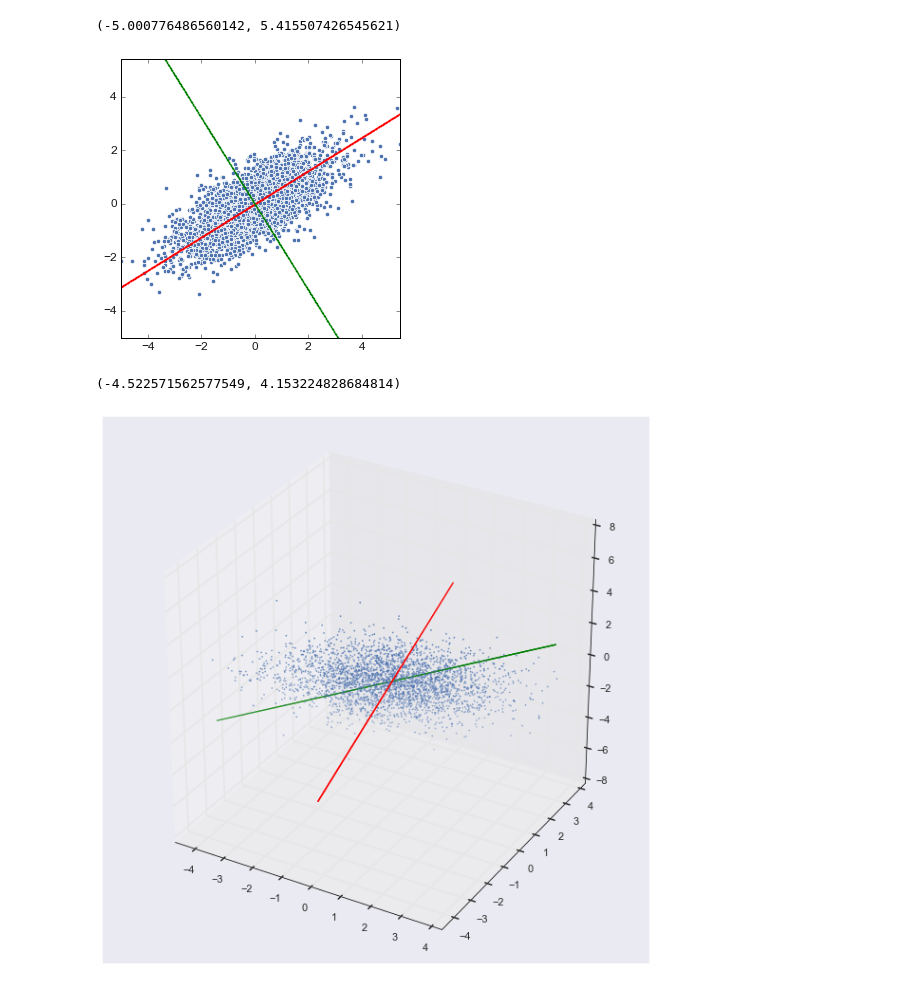
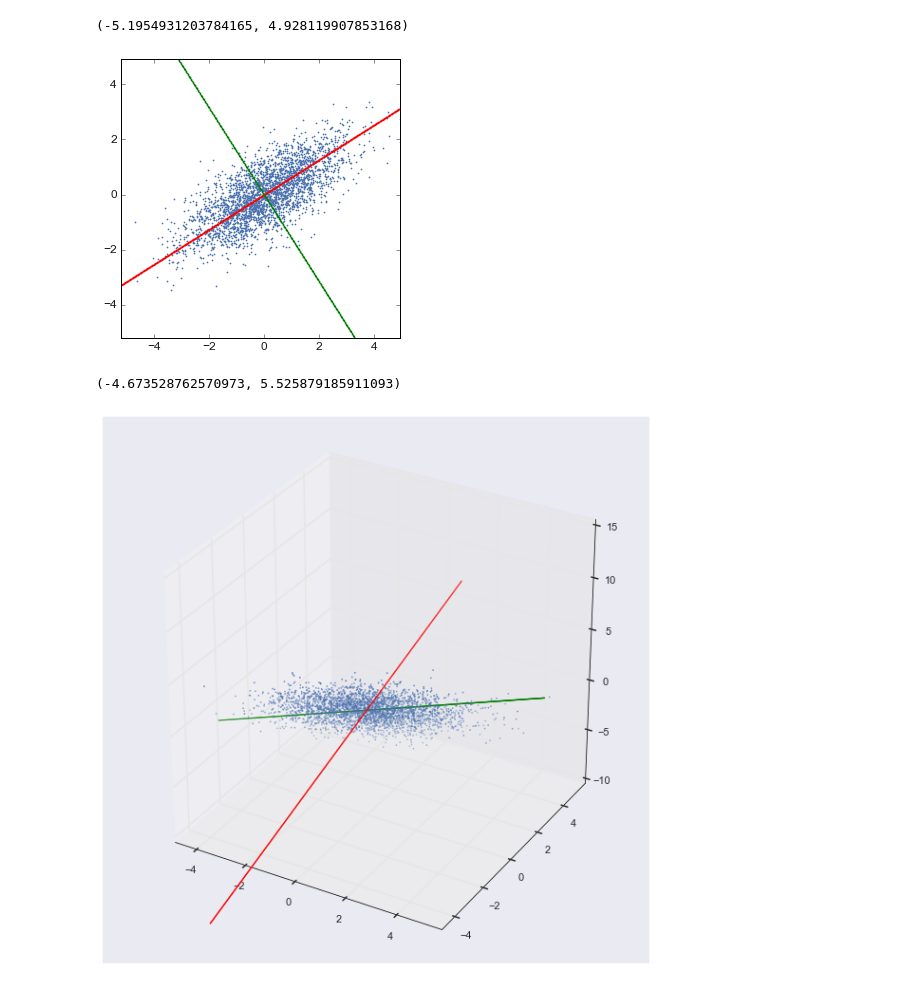
Before and after one commit to tarotez/eigen, a Jupyter notebook: eigenvec_for_covar_mat.ipynb, the cells around one changed output. Saved outputs shown, nothing was run; the diff lists cells and outputs as text; code cells hidden in the pictures.

Commit message:
trying 3D plot

```diff
--- a/eigenvec_for_covar_mat.ipynb
+++ b/eigenvec_for_covar_mat.ipynb
@@ -8,36 +8,36 @@ fig, ax = plt.subplots()
 fig.set_size_inches(5, 5)
 sns.set()
 
 # sample from multivariate normal
 true_covMat = [[2,1],[1,1]]
 x = np.random.multivariate_normal(mean=[0,0], cov=true_covMat, size=3000)
 
 # compute statistics
 meanVec = np.mean(x,axis=0)
 centralized_x = x - meanVec
 sample_covMat = np.matmul(centralized_x.transpose(), centralized_x)
 
 # eigendecomposition
 u,s,vh = np.linalg.svd(sample_covMat)
 
 # plot samples and axis obtained by eigen decomposition
 dotNum = 1000
 longaxis = np.zeros((dotNum,2))
 longaxis[:,0] = np.linspace(x[:,0].min(), x[:,0].max(), dotNum)
 longaxis[:,1] = longaxis[:,0] * u[0,1] / u[0,0]
 
 shortaxis = np.zeros((dotNum,2))
 shortaxis[:,0] = np.linspace(x[:,0].min(), x[:,0].max(), dotNum)
 shortaxis[:,1] = shortaxis[:,0] * u[1,1] / u[1,0]
 
-sns.scatterplot(x=x[:,0], y=x[:,1])
+sns.scatterplot(x=x[:,0], y=x[:,1], s=3, linewidth='0', )
 sns.scatterplot(x=longaxis[:,0], y=longaxis[:,1], color='red', s=2, linewidth='0', ax=ax)
 sns.scatterplot(x=shortaxis[:,0], y=shortaxis[:,1], color='green', s=2, linewidth='0', ax=ax)
 ax.set_xlim(x[:,0].min(), x[:,0].max())
 ax.set_ylim(x[:,0].min(), x[:,0].max())
 # %% [output]
-(-5.000776486560142, 5.415507426545621)
+(-5.1954931203784165, 4.928119907853168)
-[figure, old version]
+[figure, new version]
 # %%
 import numpy as np
 import matplotlib.pyplot as plt
@@ -73,9 +73,9 @@ shortaxis[:,2] = shortaxis[:,0] * u[-1,2] / u[-1,0]
 
 ax.scatter(xs=x[:,0], ys=x[:,1], zs=x[:,2], s=3, linewidth='0')
 ax.scatter(xs=longaxis[:,0], ys=longaxis[:,1], zs=longaxis[:,2], c='red', s=2, linewidth='0')
-ax.scatter(xs=shortaxis[:,0], ys=shortaxis[:,1], zs=shortaxis[:,1], c='green', s=2, linewidth='0')
+ax.scatter(xs=shortaxis[:,0], ys=shortaxis[:,1], zs=shortaxis[:,2], c='green', s=2, linewidth='0')
 ax.set_xlim(x[:,0].min(), x[:,0].max())
 ax.set_ylim(x[:,0].min(), x[:,0].max())
 # %% [output]
-(-4.522571562577549, 4.153224828684814)
+(-4.673528762570973, 5.525879185911093)
-[figure, old version]
+[figure, new version]
```
